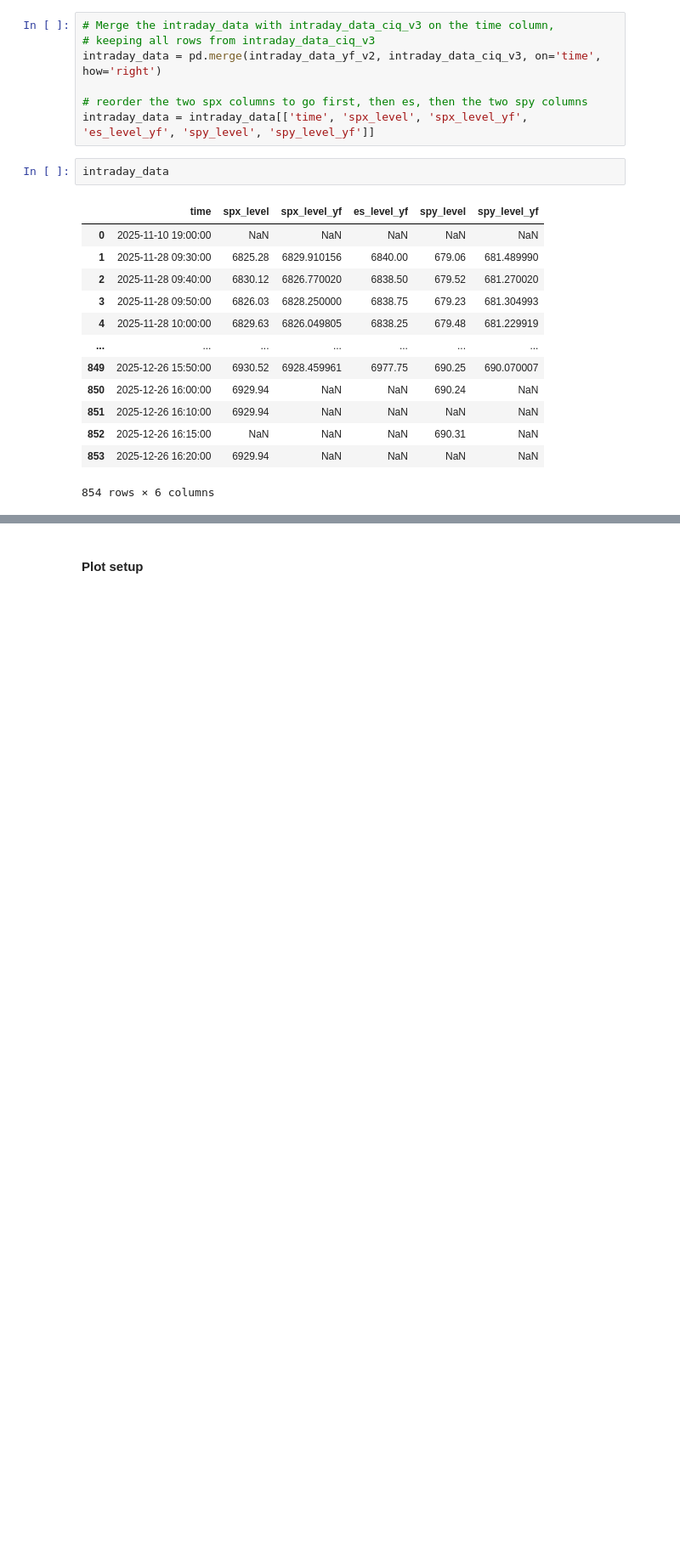
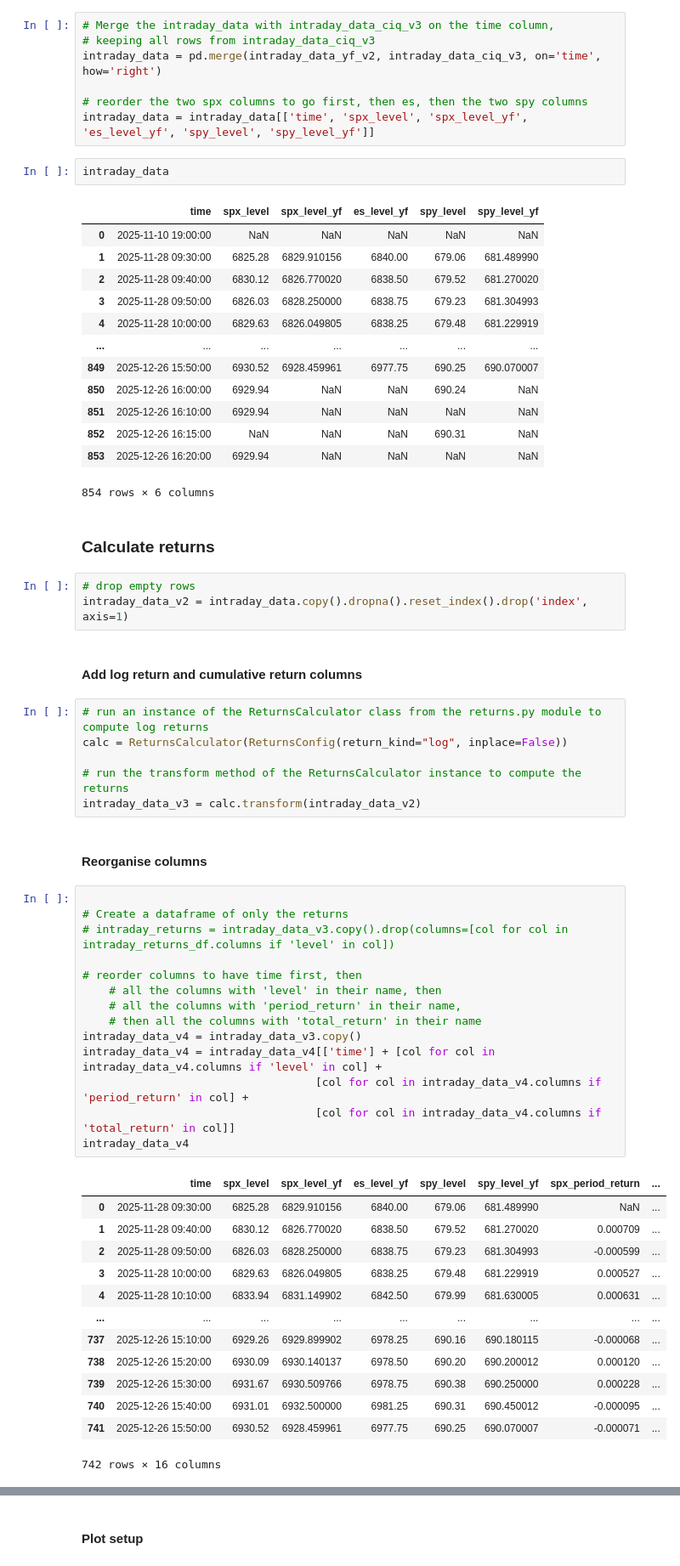
Before and after one commit to danielhalm1407/Risk-Control-Using-a-Bayesian-Joint-Quantile-Time-Series-Model-For-Asset-Returns, a Jupyter notebook: notebooks/NB02_Backtest_Intraday.ipynb, the cells around one changed output, grey strips where cells are left out. Shown at 85% size. Cells and saved outputs as stored; diff of their text form; blank space fills up the shorter version.

```diff
--- a/notebooks/NB02_Backtest_Intraday.ipynb
+++ b/notebooks/NB02_Backtest_Intraday.ipynb
@@ -235,3 +231,46 @@ intraday_data
 | 852 | 2025-12-26 16:15:00 | NaN | NaN | NaN | 690.31 | NaN |
 | 853 | 2025-12-26 16:20:00 | 6929.94 | NaN | NaN | NaN | NaN |
 854 rows × 6 columns
+# %% [markdown]
+### Calculate returns
+# %%
+# drop empty rows
+intraday_data_v2 = intraday_data.copy().dropna().reset_index().drop('index', axis=1)
+# %% [markdown]
+#### Add log return and cumulative return columns
+# %%
+# run an instance of the ReturnsCalculator class from the returns.py module to compute log returns
+calc = ReturnsCalculator(ReturnsConfig(return_kind="log", inplace=False))
+
+# run the transform method of the ReturnsCalculator instance to compute the returns
+intraday_data_v3 = calc.transform(intraday_data_v2)
+# %% [markdown]
+#### Reorganise columns
+# %%
+
+# Create a dataframe of only the returns
+# intraday_returns = intraday_data_v3.copy().drop(columns=[col for col in intraday_returns_df.columns if 'level' in col])
+
+# reorder columns to have time first, then
+    # all the columns with 'level' in their name, then
+    # all the columns with 'period_return' in their name,
+    # then all the columns with 'total_return' in their name
+intraday_data_v4 = intraday_data_v3.copy()
+intraday_data_v4 = intraday_data_v4[['time'] + [col for col in intraday_data_v4.columns if 'level' in col] +
+                                   [col for col in intraday_data_v4.columns if 'period_return' in col] +
+                                   [col for col in intraday_data_v4.columns if 'total_return' in col]]
+intraday_data_v4
+# %% [output]
+|  | time | spx_level | spx_level_yf | es_level_yf | spy_level | spy_level_yf | spx_period_return | ... |
+| 0 | 2025-11-28 09:30:00 | 6825.28 | 6829.910156 | 6840.00 | 679.06 | 681.489990 | NaN | ... |
+| 1 | 2025-11-28 09:40:00 | 6830.12 | 6826.770020 | 6838.50 | 679.52 | 681.270020 | 0.000709 | ... |
+| 2 | 2025-11-28 09:50:00 | 6826.03 | 6828.250000 | 6838.75 | 679.23 | 681.304993 | -0.000599 | ... |
+| 3 | 2025-11-28 10:00:00 | 6829.63 | 6826.049805 | 6838.25 | 679.48 | 681.229919 | 0.000527 | ... |
+| 4 | 2025-11-28 10:10:00 | 6833.94 | 6831.149902 | 6842.50 | 679.99 | 681.630005 | 0.000631 | ... |
+| ... | ... | ... | ... | ... | ... | ... | ... | ... |
+| 737 | 2025-12-26 15:10:00 | 6929.26 | 6929.899902 | 6978.25 | 690.16 | 690.180115 | -0.000068 | ... |
+| 738 | 2025-12-26 15:20:00 | 6930.09 | 6930.140137 | 6978.50 | 690.20 | 690.200012 | 0.000120 | ... |
+| 739 | 2025-12-26 15:30:00 | 6931.67 | 6930.509766 | 6978.75 | 690.38 | 690.250000 | 0.000228 | ... |
+| 740 | 2025-12-26 15:40:00 | 6931.01 | 6932.500000 | 6981.25 | 690.31 | 690.450012 | -0.000095 | ... |
+| 741 | 2025-12-26 15:50:00 | 6930.52 | 6928.459961 | 6977.75 | 690.25 | 690.070007 | -0.000071 | ... |
+742 rows × 16 columns
```
Also changed, not shown: parts of 60 cells of this notebook, 3 other files.
